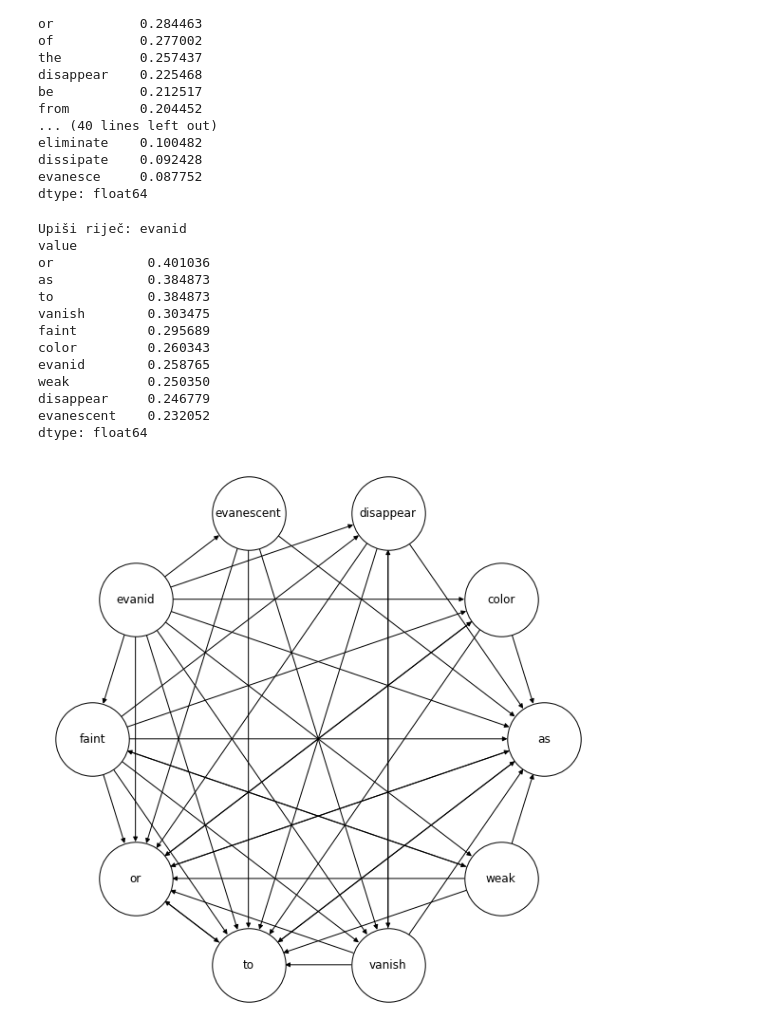
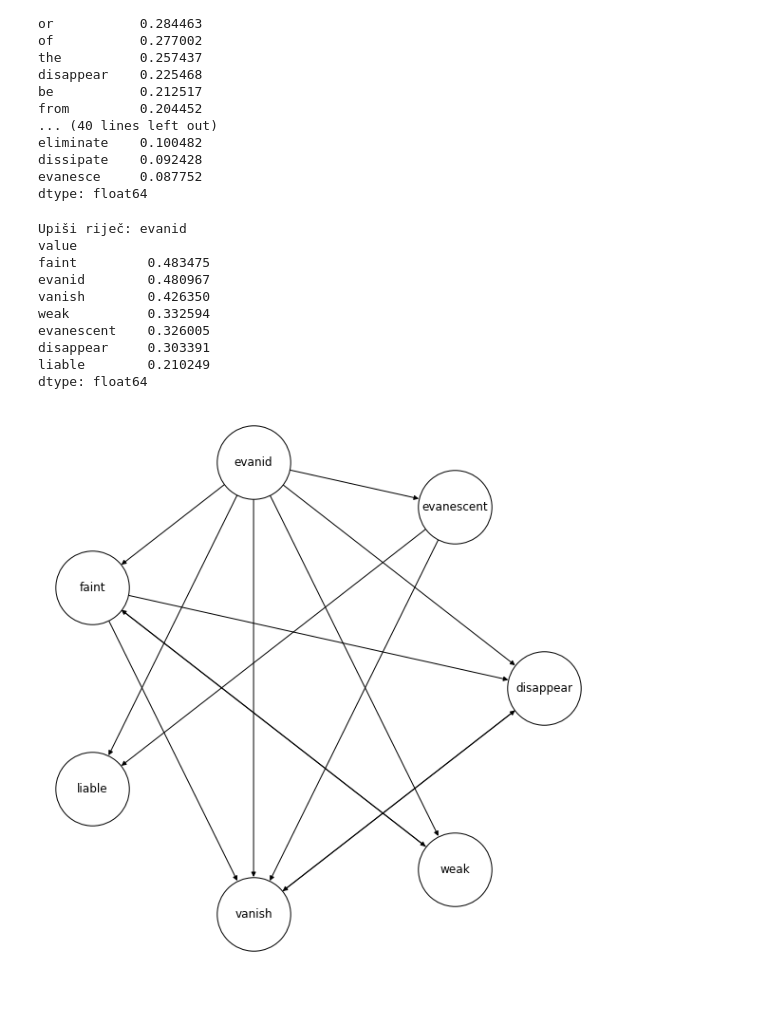
Before and after one commit to markojukic/uspp, a Jupyter notebook: OPTED.ipynb, the cells around one changed output. Drawn from its saved outputs; the diff is of its cells as text; code cells hidden in the pictures; blank space fills up the shorter version.

```diff
--- a/OPTED.ipynb
+++ b/OPTED.ipynb
@@ -23,7 +24,7 @@ def project1(M):
 # max_iter: maksimalan broj iteracija za method=iterative
 # stop_early: zaustavlja iteriranje za method=iterative ako je norma razlike uzastopnih iteracija manja od epsilon
 # epsilon: konstanta za stop_early=True
-def similarity_matrix(A, B, method="iterative", max_iter=100, stop_early=True, epsilon=1e-6):
+def similarity_matrix(A, B, method="iterative", max_iter=100, stop_early=True, epsilon=1e-6, store_iterations=None):
     if method == "iterative":
         Z = np.full((B.shape[0], A.shape[0]), 1, dtype=np.float64)
         AT = A.T
@@ -33,6 +34,8 @@ def similarity_matrix(A, B, method="iterative", max_iter=100, stop_early=True, e
             for j in range(2):
                 Z = B @ Z @ AT + BT @ Z @ A
                 Z /= np.linalg.norm(Z, 'fro')
+            if store_iterations is not None:
+                store_iterations.append(Z)
             if stop_early and np.linalg.norm(Z - Z2, np.inf) < epsilon:
                 return Z
         if stop_early:
@@ -63,5 +66,6 @@ def central_scores(B, method="iterative", **kwargs):
                 [0, 0, 0],
             ], dtype=np.float64),
             B,
+            **kwargs
         )[:,1]
     return Z1 / np.linalg.norm(Z1)
@@ -67,0 +139,28 @@ def central_scores(B, method="iterative", **kwargs):
+# %%
+dimensions = list(range(100, 2001, 100))
+iterative_dense = []
+iterative_sparse = []
+
+np.random.seed(0)
+for n in dimensions:
+    B = random_matrix(n, 5*n)
+
+    start = time.process_time()
+    central_scores(B)
+    iterative_dense.append(time.process_time() - start)
+
+    B = csr_matrix(B)
+    start = time.process_time()
+    central_scores(B)
+    iterative_sparse.append(time.process_time() - start)
+
+
+plt.figure(figsize=(8, 6))
+plt.plot(dimensions, iterative_dense, label='iterative(dense)')
+plt.plot(dimensions, iterative_sparse, label='iterative(sparse)')
+plt.legend()
+plt.title('Vrijeme računanja centralnih vrijednosti za slučajnu rijetku matricu reda n')
+plt.xlabel('dimenzije matrica')
+plt.ylabel('vrijeme (s)')
+plt.yscale('log')
+plt.show()
@@ -123,7 +224,7 @@ evanesce     0.087752
 dtype: float64
 # %%
 def display_synonyms(word, n=10, subgraph=True, **kwargs):
-    vertices, adjacency_matrix = graph.neighbourhood(word, method=1)
+    vertices, adjacency_matrix = graph.neighbourhood(word, **kwargs)
     synonyms = get_synonyms(word, n=n, **kwargs)
     labels = pd.Series(vertices.index, index=vertices.values)
     A = adjacency_matrix.toarray()
@@ -147,19 +248,16 @@ def display_synonyms(word, n=10, subgraph=True, **kwargs):
     )
 # %%
 word = input('Upiši riječ: ')
-display_synonyms(word, method=1, subgraph=True)
+display_synonyms(word, method=2, subgraph=True)
 # %% [output]
 Upiši riječ: evanid
 value
-or            0.401036
-as            0.384873
-to            0.384873
-vanish        0.303475
-faint         0.295689
-color         0.260343
-evanid        0.258765
-weak          0.250350
-disappear     0.246779
-evanescent    0.232052
+faint         0.483475
+evanid        0.480967
+vanish        0.426350
+weak          0.332594
+evanescent    0.326005
+disappear     0.303391
+liable        0.210249
 dtype: float64
-[figure, old version]
+[figure, new version]
```
Also changed, not shown: parts of 4 cells of this notebook.
